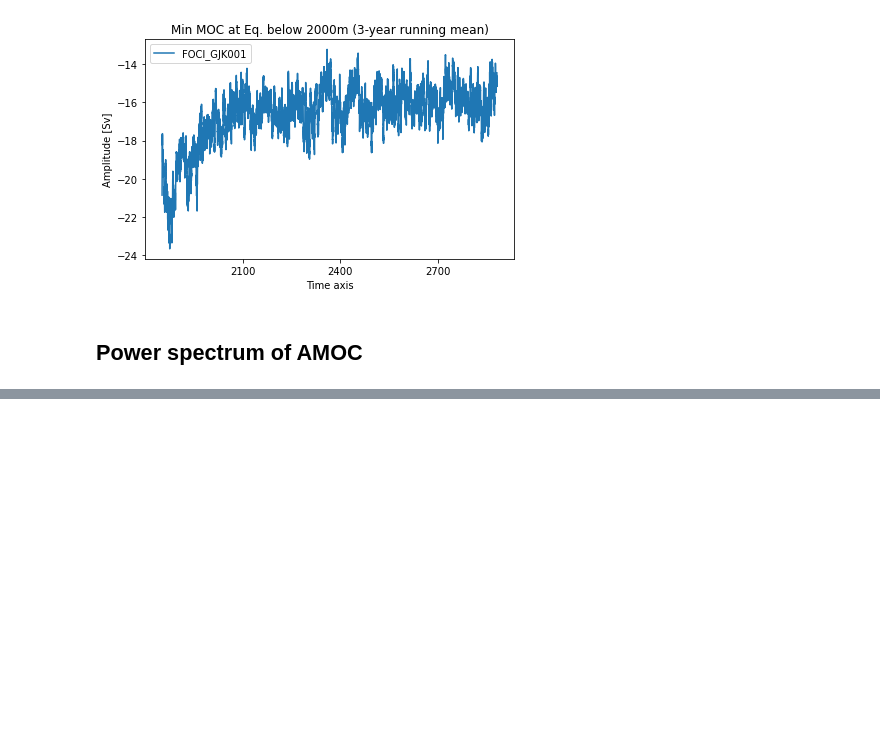
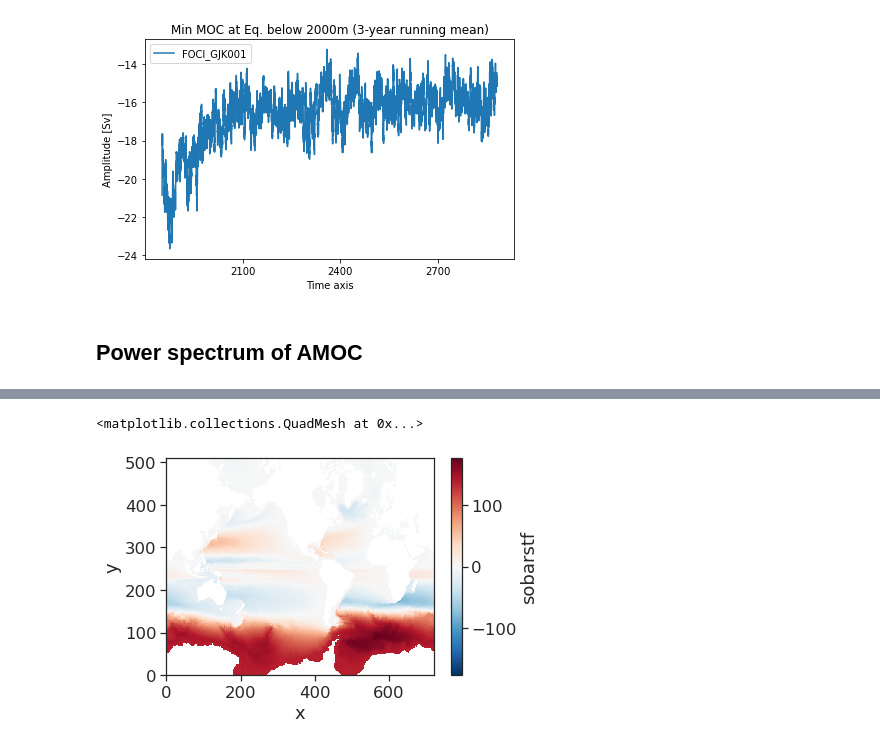
Before and after one commit to joakimkjellsson/kjellsson-park-2022, a Jupyter notebook: AMOC_PSI_variability.ipynb, the cells around one changed output, grey strips where cells are left out. Saved outputs shown, nothing was run; the diff lists cells and outputs as text; code cells hidden in the pictures; blank space fills up the shorter version.

```diff
--- a/AMOC_PSI_variability.ipynb
+++ b/AMOC_PSI_variability.ipynb
@@ -254,0 +326,5 @@ fig.savefig('Fig5_strf.pdf',format='pdf')
+# %%
+psi_mean.plot()
+# %% [output]
+<matplotlib.collections.QuadMesh at 0x...>
+[figure, added]
```
Also changed, not shown: parts of 9 cells of this notebook, 15 other files.
